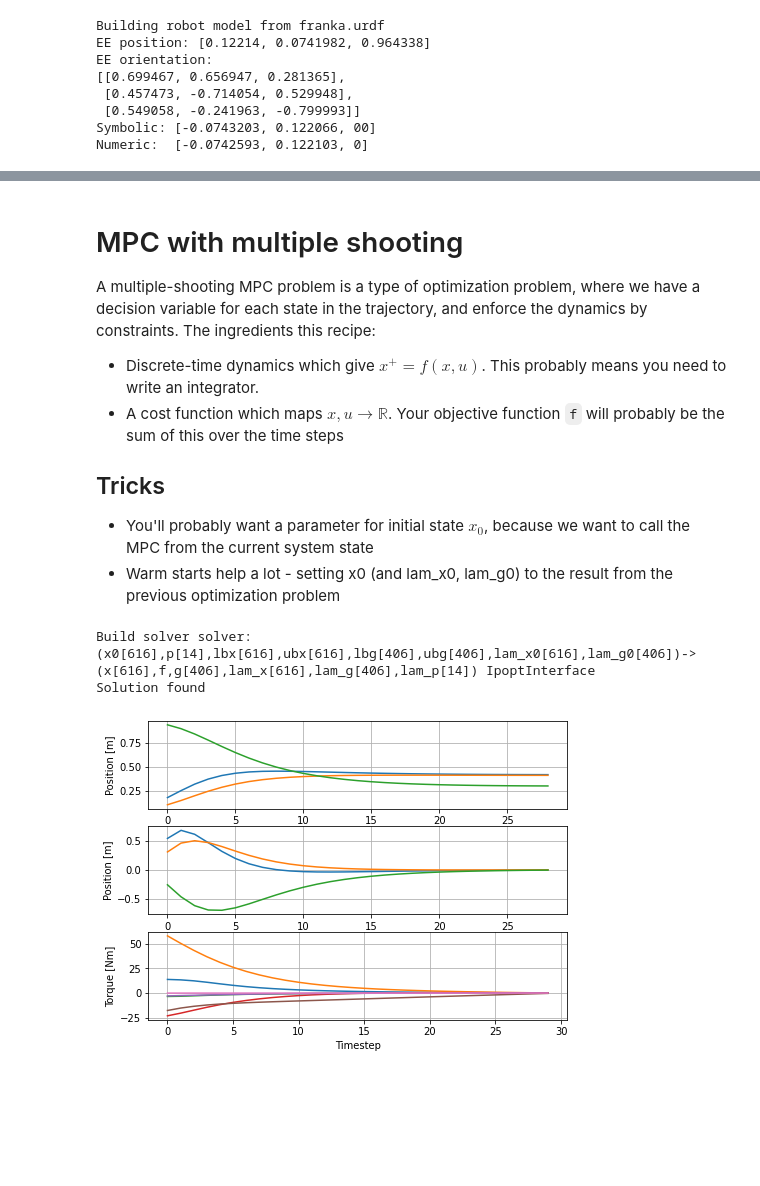
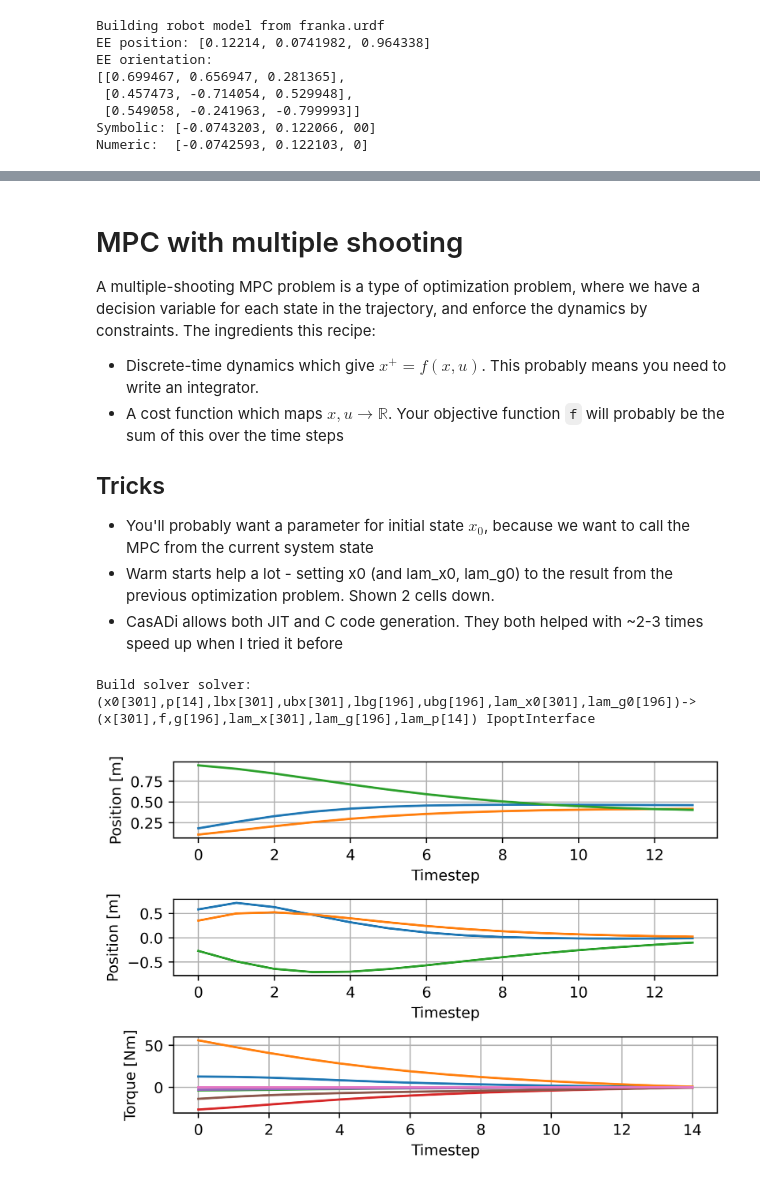
Before and after one commit to sehoon74/contact_mpc, a Jupyter notebook: MPC_intro.ipynb, the cells around one changed output, grey strips where cells are left out. Cells and saved outputs as stored; diff of their text form; code cells hidden in the pictures; blank space fills up the shorter version.

```diff
--- a/MPC_intro.ipynb
+++ b/MPC_intro.ipynb
@@ -1,14 +1,26 @@
 # %%
 # Imports, sane defaults
+import time
 import casadi as ca
 import numpy as np
 import matplotlib.pyplot as plt
+from robot import Robot
 
 %load_ext autoreload
 %autoreload 2
-plt.rcParams['figure.dpi'] = 200
+
+plt.rcParams['figure.dpi'] = 400
 plt.rcParams['axes.grid'] = True
-plt.rcParams['image.aspect'] = 0.6
+plt.rcParams['image.aspect'] = 0.8
+
+nlpopts = { "print_time":False,
+            "ipopt.print_level":0,
+            "ipopt.tol":1.0e-5,
+            "ipopt.acceptable_constr_viol_tol":2.0e-04,
+            "ipopt.warm_start_init_point":"yes",
+            "ipopt.warm_start_bound_frac":1.0e-09,
+            "ipopt.warm_start_bound_push":1.0e-09,
+          }
 # %% [output]
 The autoreload extension is already loaded. To reload it, use:
   %reload_ext autoreload
@@ -168,12 +179,13 @@ A multiple-shooting MPC problem is a type of optimization problem, where we have
 
 ## Tricks
   - You'll probably want a parameter for initial state $x_0$, because we want to call the MPC from the current system state
-  - Warm starts help a lot - setting x0 (and lam_x0, lam_g0) to the result from the previous optimization problem
+  - Warm starts help a lot - setting x0 (and lam_x0, lam_g0) to the result from the previous optimization problem. Shown 2 cells down.
+  - CasADi allows both JIT and C code generation. They both helped with ~2-3 times speed up when I tried it before
 # %%
-# Initialize an empty optimization problem
-mpc_steps = 30
+from robot import Robot
+# Build a multiple shooting MPC problem
+mpc_steps = 15
 
-step = robot.build_disc_dyn(step_size=0.1)
 
 # Set up
 x = ca.SX.sym('x', 2*nq, mpc_steps-1)
@@ -182,6 +194,11 @@ tau = ca.SX.sym('tau', nq, mpc_steps)
 
 x_aug = ca.horzcat(x0,x)
 
+#step = robot.build_disc_dyn_core(step_size=0.1)
+#M = robot.get_mass(x[:nq])
+#x_next = step(x_aug, tau, M)
+
+step = robot.build_disc_dyn(step_size=0.1)
 x_next = step(x_aug, tau)
 
 ee_poses = robot.fwd_kin(x_next[:nq,:])
@@ -193,7 +210,7 @@ prob = {'x': ca.vertcat(ca.reshape(x,-1,1), ca.reshape(tau, -1,1)),
         'g': ca.reshape(x_next[:,:-1]-x,-1,1)}
 
 
-solver = ca.nlpsol('solver', 'ipopt', prob, {'ipopt.print_level':0, 'print_time': False})
+solver = ca.nlpsol('solver', 'ipopt', prob, nlpopts)
 print(f"Build solver {solver}")
 
 args = {'x0': ca.DM.ones(2*nq*(mpc_steps-1)+nq*mpc_steps,1),
@@ -201,32 +218,32 @@ args = {'x0': ca.DM.ones(2*nq*(mpc_steps-1)+nq*mpc_steps,1),
         'lbg': 0,
         'ubg': 0}
 
-solution = solver(**args)
-print(f"Solution found")
-x_traj = ca.reshape(solution['x'][:2*nq*(mpc_steps-1)], 2*nq, mpc_steps-1)
-tau_traj = ca.reshape(solution['x'][-nq*mpc_steps:], nq, mpc_steps)
+sol = solver(**args)
+x_traj = ca.reshape(sol['x'][:2*nq*(mpc_steps-1)], 2*nq, mpc_steps-1)
+tau_traj = ca.reshape(sol['x'][-nq*mpc_steps:], nq, mpc_steps)
 # %% [output]
-Build solver solver:(x0[616],p[14],lbx[616],ubx[616],lbg[406],ubg[406],lam_x0[616],lam_g0[406])->(x[616],f,g[406],lam_x[616],lam_g[406],lam_p[14]) IpoptInterface
-Solution found
+Build solver solver:(x0[301],p[14],lbx[301],ubx[301],lbg[196],ubg[196],lam_x0[301],lam_g0[196])->(x[301],f,g[196],lam_x[301],lam_g[196],lam_p[14]) IpoptInterface
 # %%
+# Plotting the results
 pos, vel = robot.tcp_motion(x_traj[:nq,:], x_traj[nq:,:])
 
-fig = plt.figure(figsize=(7.5, 5.5))
+fig = plt.figure()
 plt.subplot(3,1,1)
 plt.plot(pos.T)
 plt.ylabel('Position [m]')
 plt.xlabel('Timestep')
 
 plt.subplot(3,1,2)
 plt.plot(vel.T)
 plt.ylabel('Position [m]')
 plt.xlabel('Timestep')
 
 plt.subplot(3,1,3)
 plt.plot(tau_traj.T)
 plt.ylabel('Torque [Nm]')
 plt.xlabel('Timestep')
 
+plt.tight_layout()
 plt.show()
 # %% [output]
-[figure, old version]
+[figure, new version]
```
Also changed, not shown: parts of 6 cells of this notebook, 1 other file.
